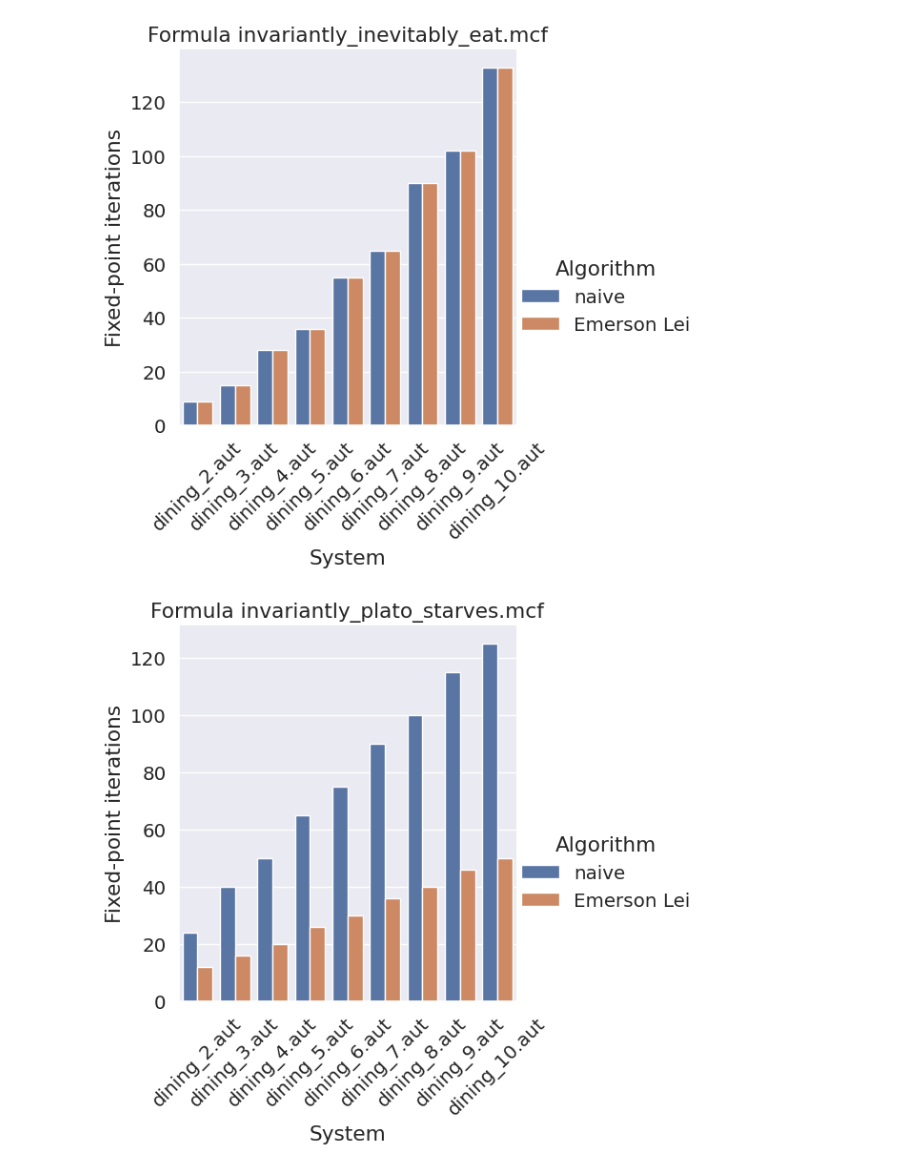
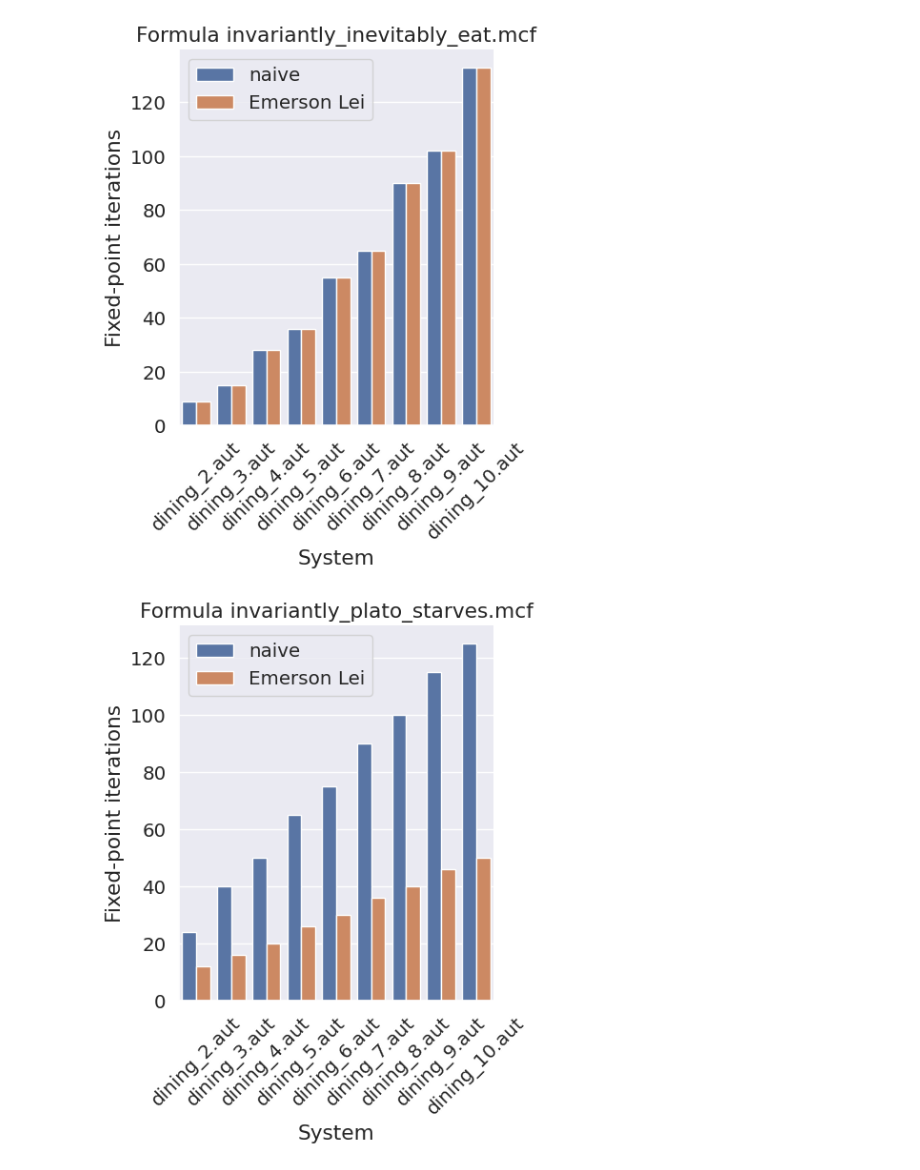
Before and after one commit to joshuawirtz/algorithms_for_model_checking-assignments, a Jupyter notebook: I/src/profiling/plot.ipynb, the cells around one changed output. Drawn from its saved outputs; the diff is of its cells as text; code cells hidden in the pictures.

Commit message:
profiling: plot: Move legend.

```diff
--- a/I/src/profiling/plot.ipynb
+++ b/I/src/profiling/plot.ipynb
@@ -18,12 +18,13 @@ df.loc[df["Algorithm"] == "EMERSON_LEI", "Algorithm"] = "Emerson Lei"
 # %%
 # fixed point iterations
 for formula_name in df["Formula"].unique():
     plot = sns.catplot(data=df[df["Formula"] == formula_name], kind="bar",
-                    x="System", y="ifp", hue="Algorithm")
+                    x="System", y="ifp", hue="Algorithm", legend=False)
     plot.set_xticklabels(rotation=45)
     plot.set(ylabel="Fixed-point iterations")
     plot.set(title="Formula {formula}".format(formula=formula_name))
     plot.savefig("{formula}_ifp.svg".format(formula=formula_name), format="svg")
+    plt.legend(loc="upper left")
 # %% [output]
-[figure, old version]
+[figure, new version]
-[figure, old version]
+[figure, new version]
```
Also changed, not shown: parts of 2 cells of this notebook.
